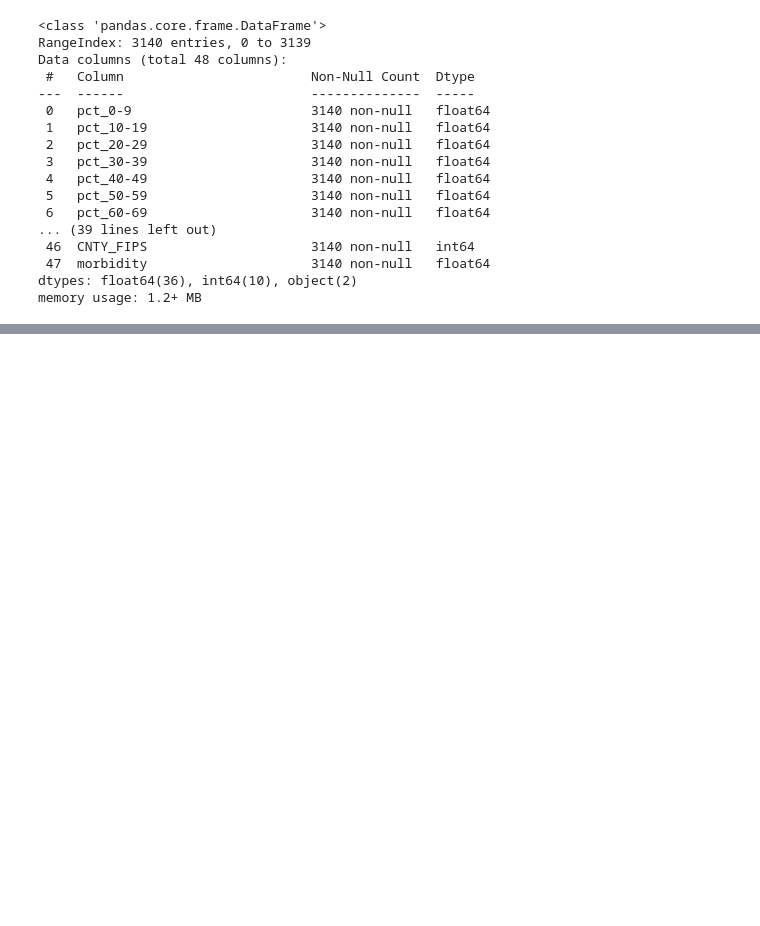
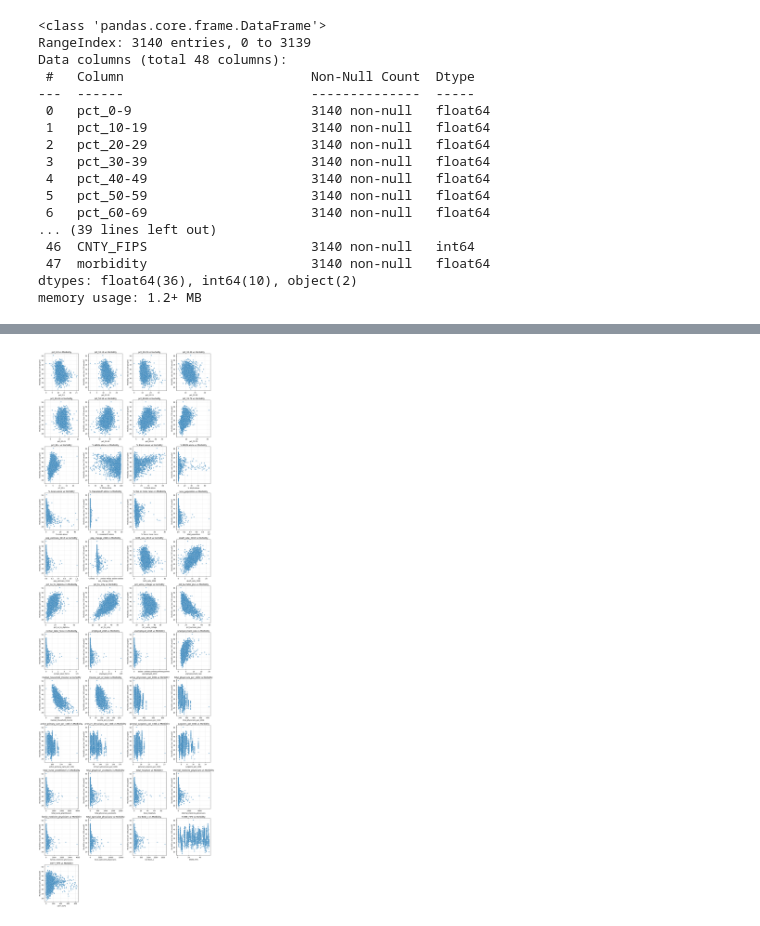
Before and after one commit to 4GeeksAcademy/Jack-Porter-s-Linear-Regression-Using-Pandas-Project, a Jupyter notebook: src/explore.ipynb, the cells around one changed output, grey strips where cells are left out. Cells and saved outputs as stored; diff of their text form; code cells hidden in the pictures; blank space fills up the shorter version.

```diff
--- a/src/explore.ipynb
+++ b/src/explore.ipynb
@@ -296,0 +370,34 @@ memory usage: 1.2+ MB
+# %%
+# Feature-label correlations
+
+# Select numerical features (excluding the label)
+num_features = data_df.select_dtypes(include=[np.number]).columns.drop('morbidity')
+
+# Set number of plots per row
+cols = 4
+rows = int(np.ceil(len(num_features) / cols))
+
+fig, axes = plt.subplots(rows, cols, figsize=(15, 4 * rows))
+axes = axes.flatten()  # Flatten so we can index easily
+
+# Loop through and plot
+for i, feature in enumerate(num_features):
+    sns.scatterplot(
+        x=data_df[feature],
+        y=data_df['morbidity'],
+        alpha=0.6,
+        ax=axes[i]
+    )
+    axes[i].set_title(f"{feature} vs Morbidity")
+    axes[i].set_xlabel(feature)
+    axes[i].set_ylabel("Morbidity rate (per 100 people)")
+    axes[i].grid(alpha=0.3)
+
+# Remove empty subplots
+for j in range(i+1, len(axes)):
+    fig.delaxes(axes[j])
+
+plt.tight_layout()
+plt.show()
+# %% [output]
+[figure, added]
```
Also changed, not shown: parts of 11 cells of this notebook.
